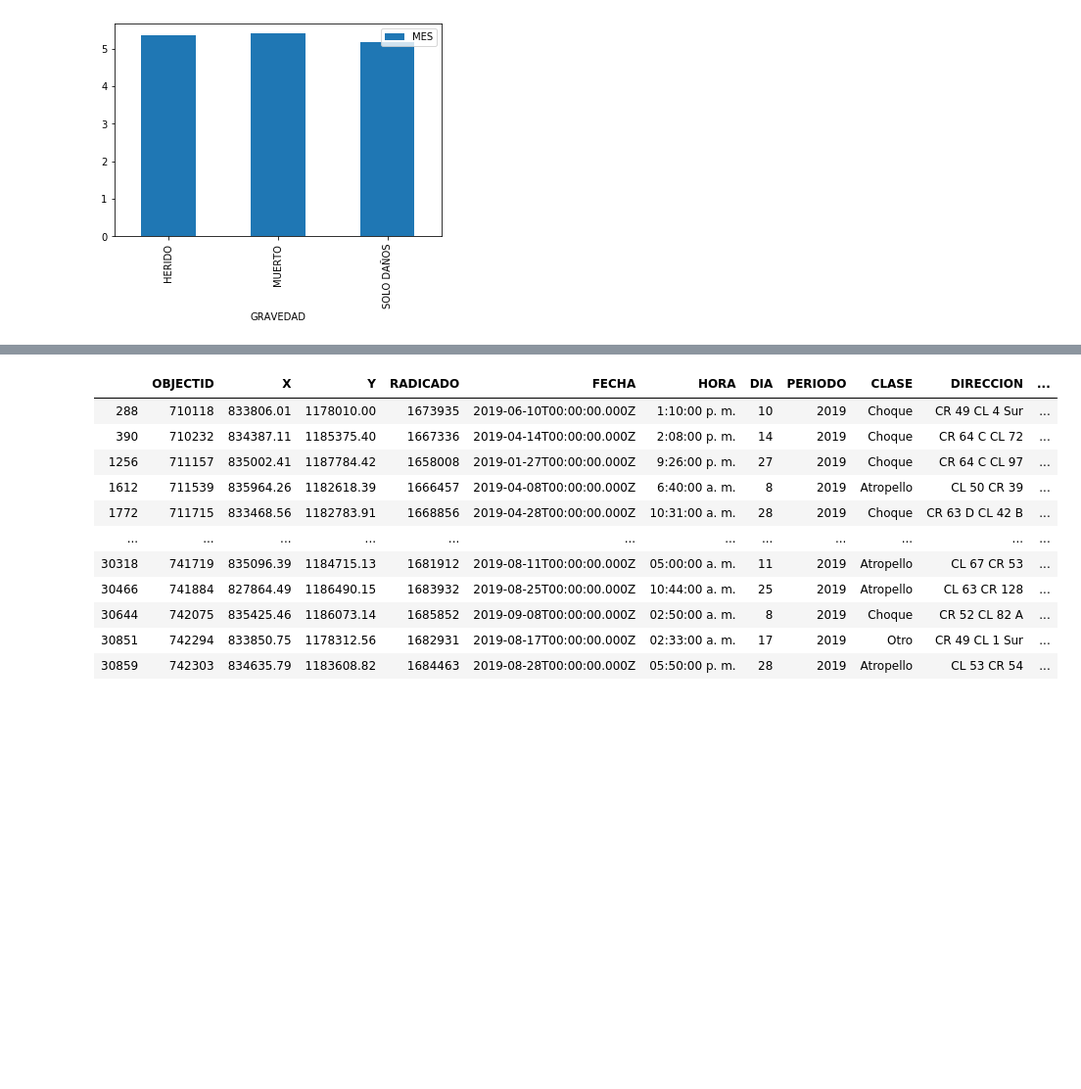
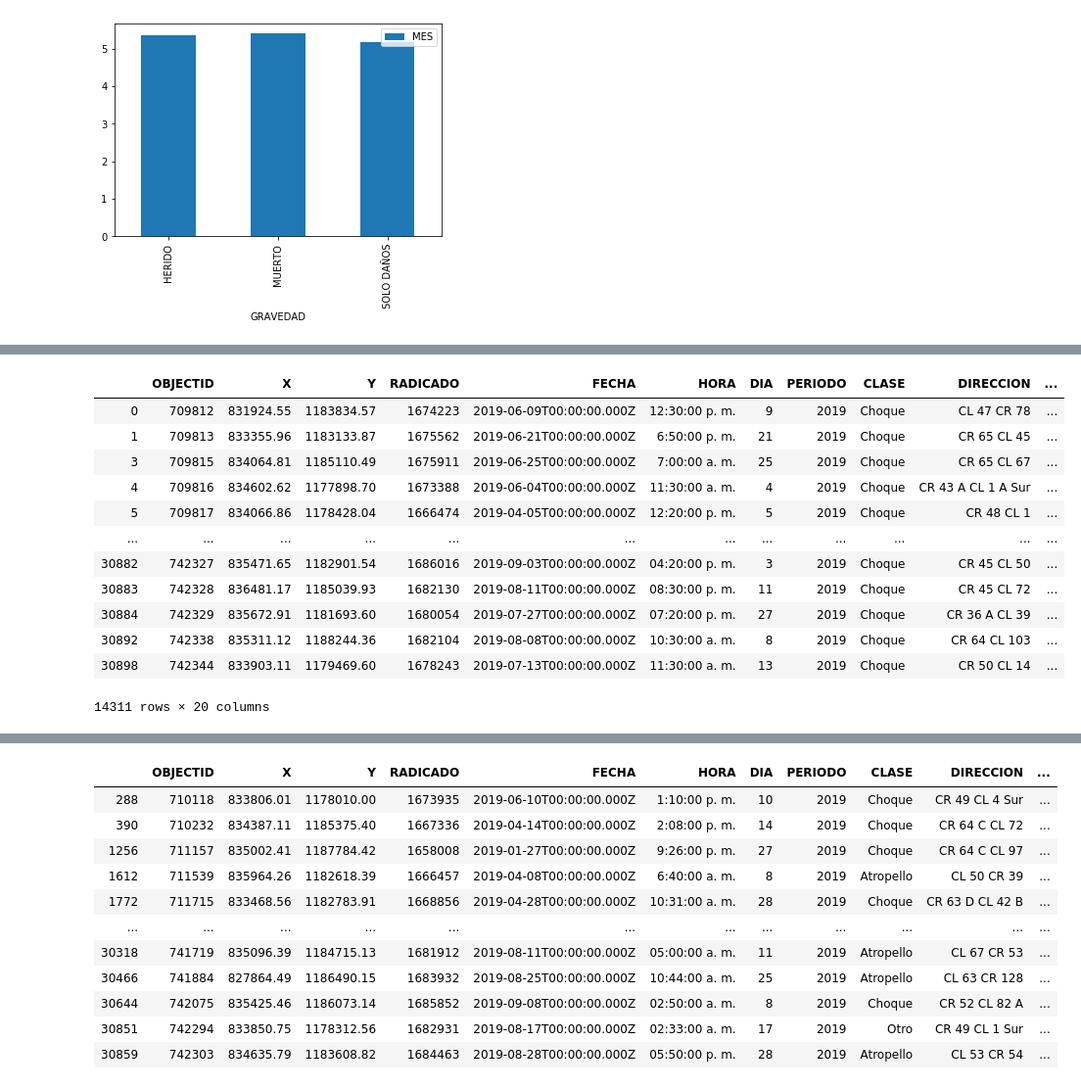
Before and after one commit to jacobo193/analisisBaseDeDatos, a Jupyter notebook: exploracion_base_de_datos.ipynb, the cells around one changed output, grey strips where cells are left out. Shown at 98% size. Cells and saved outputs as stored; diff of their text form; code cells hidden in the pictures; blank space fills up the shorter version.

```diff
--- a/exploracion_base_de_datos.ipynb
+++ b/exploracion_base_de_datos.ipynb
@@ -116 +95,20 @@ plt.bar(accidente_mes_sorted.index,accidente_mes_sorted.values)
+# %%
+#mostrabdo caso solo daños
+accidenete_solo_daños = accidente[accidente['GRAVEDAD'] == 'SOLO DAÑOS']
+# %%
+accidenete_solo_daños
+# %% [output]
+|  | OBJECTID | X | Y | RADICADO | FECHA | HORA | DIA | PERIODO | CLASE | DIRECCION | ... |
+| 0 | 709812 | 831924.55 | 1183834.57 | 1674223 | 2019-06-09T00:00:00.000Z | 12:30:00 p. m. | 9 | 2019 | Choque | CL 47 CR 78 | ... |
+| 1 | 709813 | 833355.96 | 1183133.87 | 1675562 | 2019-06-21T00:00:00.000Z | 6:50:00 p. m. | 21 | 2019 | Choque | CR 65 CL 45 | ... |
+| 3 | 709815 | 834064.81 | 1185110.49 | 1675911 | 2019-06-25T00:00:00.000Z | 7:00:00 a. m. | 25 | 2019 | Choque | CR 65 CL 67 | ... |
+| 4 | 709816 | 834602.62 | 1177898.70 | 1673388 | 2019-06-04T00:00:00.000Z | 11:30:00 a. m. | 4 | 2019 | Choque | CR 43 A CL 1 A Sur | ... |
+| 5 | 709817 | 834066.86 | 1178428.04 | 1666474 | 2019-04-05T00:00:00.000Z | 12:20:00 p. m. | 5 | 2019 | Choque | CR 48 CL 1 | ... |
+| ... | ... | ... | ... | ... | ... | ... | ... | ... | ... | ... | ... |
+| 30882 | 742327 | 835471.65 | 1182901.54 | 1686016 | 2019-09-03T00:00:00.000Z | 04:20:00 p. m. | 3 | 2019 | Choque | CR 45 CL 50 | ... |
+| 30883 | 742328 | 836481.17 | 1185039.93 | 1682130 | 2019-08-11T00:00:00.000Z | 08:30:00 p. m. | 11 | 2019 | Choque | CR 45 CL 72 | ... |
+| 30884 | 742329 | 835672.91 | 1181693.60 | 1680054 | 2019-07-27T00:00:00.000Z | 07:20:00 p. m. | 27 | 2019 | Choque | CR 36 A CL 39 | ... |
+| 30892 | 742338 | 835311.12 | 1188244.36 | 1682104 | 2019-08-08T00:00:00.000Z | 10:30:00 a. m. | 8 | 2019 | Choque | CR 64 CL 103 | ... |
+| 30898 | 742344 | 833903.11 | 1179469.60 | 1678243 | 2019-07-13T00:00:00.000Z | 11:30:00 a. m. | 13 | 2019 | Choque | CR 50 CL 14 | ... |
+14311 rows × 20 columns
 # %%
```
Also changed, not shown: parts of 52 cells of this notebook.
